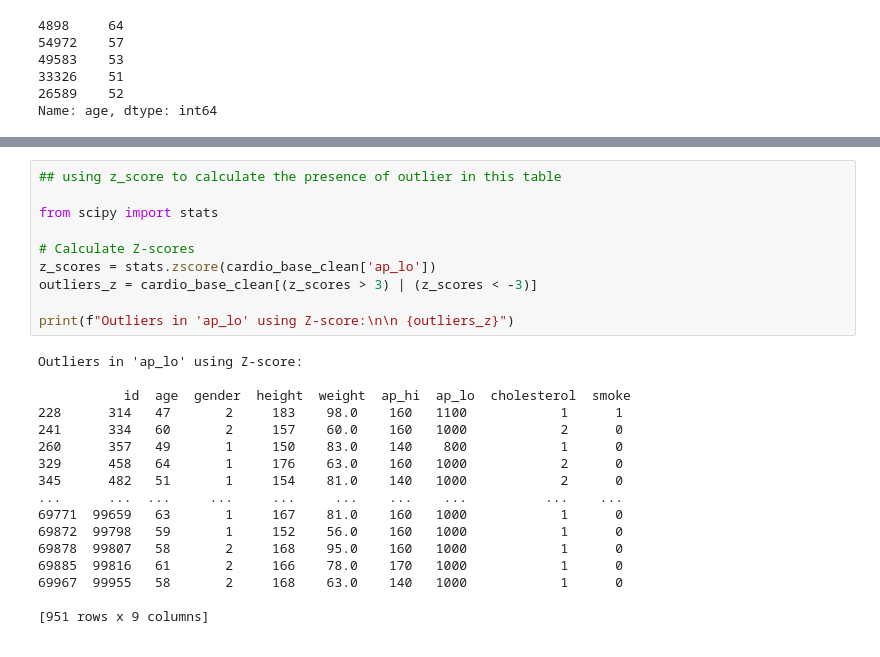
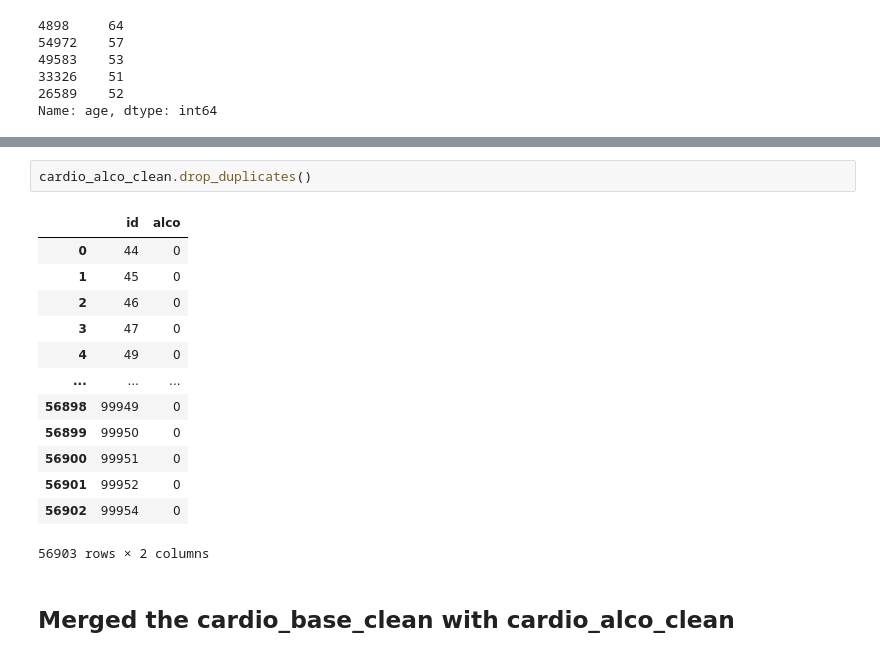
Before and after one commit to Echooed/cardio_cov, a Jupyter notebook: notebooks/cardio_cov_data_cleaning_new.ipynb, the cells around one changed output, grey strips where cells are left out. Cells and saved outputs as stored; diff of their text form.

Commit message:
merged alco with cardio_base

```diff
--- a/notebooks/cardio_cov_data_cleaning_new.ipynb
+++ b/notebooks/cardio_cov_data_cleaning_new.ipynb
@@ -582,30 +582,21 @@ cardio_base_clean.describe()
 | 50% | 50003.000000 | 53.000000 | 1.000000 | 165.000000 | 72.000000 | 120.000000 | 80.000000 | 1.000000 | 0.000000 |
 | 75% | 74890.250000 | 58.000000 | 2.000000 | 170.000000 | 82.000000 | 140.000000 | 90.000000 | 2.000000 | 0.000000 |
 | max | 99999.000000 | 64.000000 | 2.000000 | 250.000000 | 200.000000 | 16020.000000 | 11000.000000 | 3.000000 | 1.000000 |
-# %%
-## using z_score to calculate the presence of outlier in this table
-
-from scipy import stats
-
-# Calculate Z-scores
-z_scores = stats.zscore(cardio_base_clean['ap_lo'])
-outliers_z = cardio_base_clean[(z_scores > 3) | (z_scores < -3)]
-
-print(f"Outliers in 'ap_lo' using Z-score:\n\n {outliers_z}")
-# %% [output]
-Outliers in 'ap_lo' using Z-score:
-
-           id  age  gender  height  weight  ap_hi  ap_lo  cholesterol  smoke
-228      314   47       2     183    98.0    160   1100            1      1
-241      334   60       2     157    60.0    160   1000            2      0
-260      357   49       1     150    83.0    140    800            1      0
-329      458   64       1     176    63.0    160   1000            2      0
-345      482   51       1     154    81.0    140   1000            2      0
-...      ...  ...     ...     ...     ...    ...    ...          ...    ...
-69771  99659   63       1     167    81.0    160   1000            1      0
-69872  99798   59       1     152    56.0    160   1000            1      0
-69878  99807   58       2     168    95.0    160   1000            1      0
-69885  99816   61       2     166    78.0    170   1000            1      0
-69967  99955   58       2     168    63.0    140   1000            1      0
-
-[951 rows x 9 columns]
+# %%
+cardio_alco_clean.drop_duplicates()
+# %% [output]
+|  | id | alco |
+| 0 | 44 | 0 |
+| 1 | 45 | 0 |
+| 2 | 46 | 0 |
+| 3 | 47 | 0 |
+| 4 | 49 | 0 |
+| ... | ... | ... |
+| 56898 | 99949 | 0 |
+| 56899 | 99950 | 0 |
+| 56900 | 99951 | 0 |
+| 56901 | 99952 | 0 |
+| 56902 | 99954 | 0 |
+56903 rows × 2 columns
+# %% [markdown]
+## Merged the cardio_base_clean with cardio_alco_clean
```
